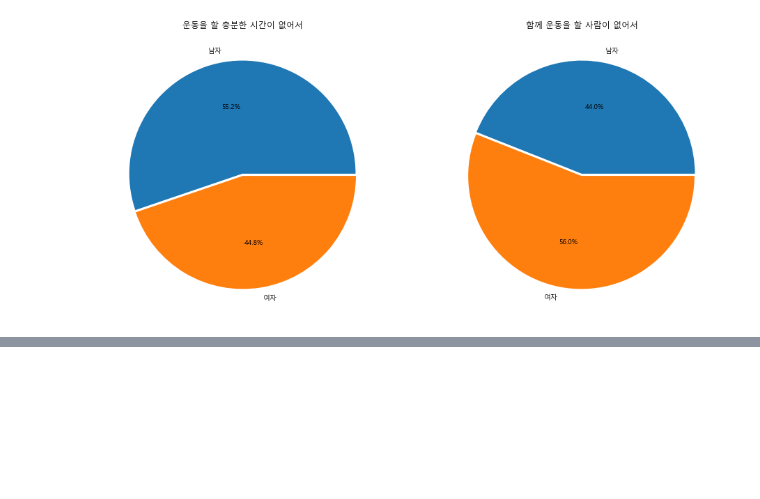
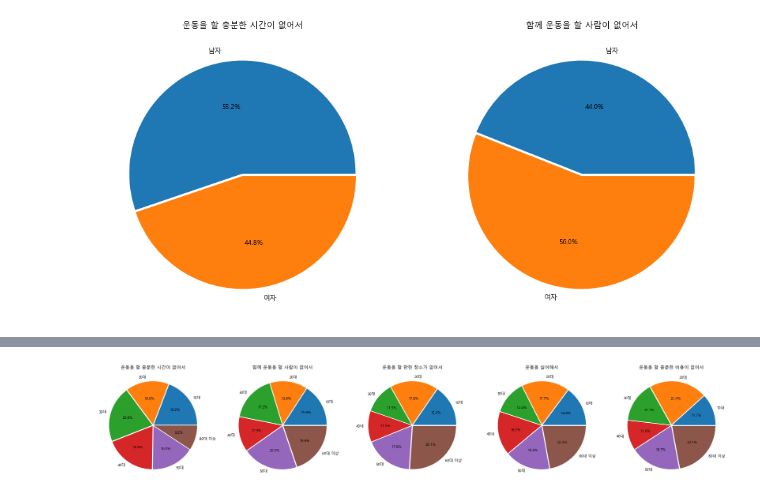
Before and after one commit to YoungriKIM/nuguna_python, a Jupyter notebook: 02/ngn_3.4.ipynb, the cells around one changed output, grey strips where cells are left out. Drawn from its saved outputs; the diff is of its cells as text; code cells hidden in the pictures; blank space fills up the shorter version.

```diff
--- a/02/ngn_3.4.ipynb
+++ b/02/ngn_3.4.ipynb
@@ -148,0 +130,15 @@ explode_setting = [0.02,0.02,0.02,0.02,0.02,0.02]
+# %%
+f, ax = plt.subplots(1, 5, figsize=(30,6))
+f.patch.set_facecolor('white') # 흰 배경
+
+explode_setting = [0.02,0.02,0.02,0.02,0.02,0.02]
+sort = ['운동을 할 충분한 시간이 없어서', '함께 운동을 할 사람이 없어서', '운동을 할 만한 장소가 없어서', '운동을 싫어해서', '운동을 할 충분한 비용이 없어서']
+
+for i in range(5):
+    not_ex_age[sort[i]].plot.pie(explode = explode_setting, ax=ax[i], autopct='%1.1f%%')
+    ax[i].set_title(sort[i])
+    ax[i].set_ylabel('')
+
+plt.show()
+# %% [output]
+[figure, added]
```
Also changed, not shown: parts of 1 cell of this notebook.
